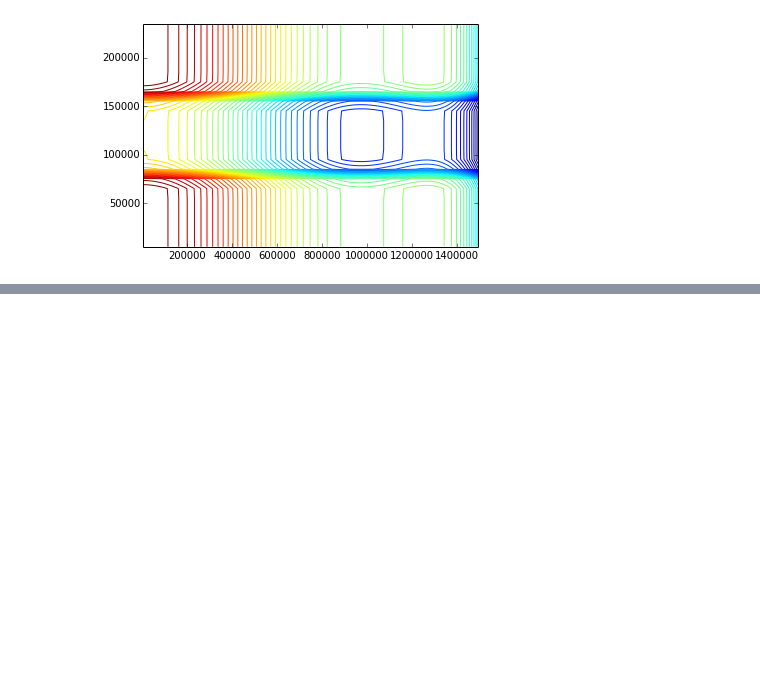
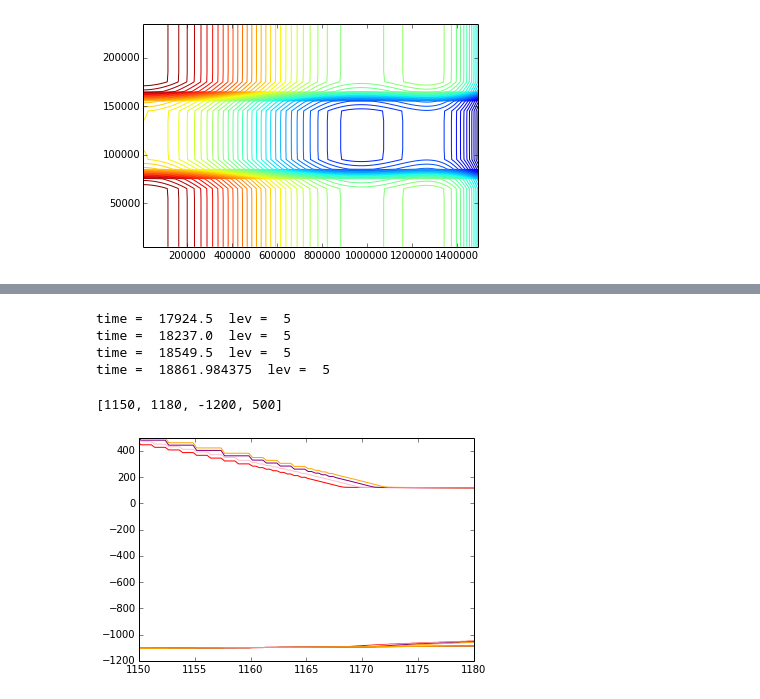
Before and after one commit to ggslc/labnotetest, a Jupyter notebook: initial_mismip_ng.ipynb, the cells around one changed output, grey strips where cells are left out. Cells and saved outputs as stored; diff of their text form; code cells hidden in the pictures; blank space fills up the shorter version.

```diff
--- a/initial_mismip_ng.ipynb
+++ b/initial_mismip_ng.ipynb
@@ -108,0 +108,69 @@ def friction(x,y,t,thck,topg):
+# %%
+from amrfile import io as amrio
+import numpy as np
+%matplotlib inline
+import matplotlib.pyplot as plt
+import matplotlib.colors as col
+
+
+def addgl(figure,filename,lev,scale,color):
+    rhoi=900.0
+    rhoo=1000.0
+    amr = amrio.load(filename)
+    lo,hi = amrio.queryDomainCorners(amr,lev)
+    x,y,h = amrio.readBox2D(amr,lev,lo,hi,'thickness',1)
+    x,y,r = amrio.readBox2D(amr,lev,lo,hi,'Z_base',1)
+    hab = h + rhoo / rhoi * r
+
+    time = amrio.queryTime(amr)
+    amrio.free(amr)
+    plt.contour(x/scale,y/scale,hab, [0], fig=figure ,colors=color)
+    print 'time = ',time,' lev = ',lev
+
+
+
+
+def addfl(figure,filename,lev,scale,color):
+    rhoi=900.0
+    rhoo=1000.0
+    amr = amrio.load(filename)
+    lo,hi = amrio.queryDomainCorners(amr,lev)
+    lo[1] = (hi[1]+1) / 2
+    hi[1] = lo[1]+1
+
+    x,y,s = amrio.readBox2D(amr,lev,lo,hi,'Z_surface',0)
+    x,y,b = amrio.readBox2D(amr,lev,lo,hi,'Z_bottom',0)
+    x,y,r = amrio.readBox2D(amr,lev,lo,hi,'Z_base',0)
+
+
+    time = amrio.queryTime(amr)
+    amrio.free(amr)
+    plt.plot(x/scale, s[0,:],color=color)
+    plt.plot(x/scale, b[0,:],color=color)
+    plt.plot(x/scale, r[0,:],color=color)
+    print 'time = ',time,' lev = ',lev
+
+
+#amrio.freeAll()
+
+f = plt.figure()
+scale = 1.0e+3
+lev=5
+
+addfl(f,'data/MISMIPNG/lazyspinup/plot.ghgChannel.l1l2.5lev.Chombo.094000.2d.hdf5',lev,scale,'red')
+
+addfl(f,'data/MISMIPNG/lazyspinup/plot.ghgChannel.l1l2.5lev.Chombo.104000.2d.hdf5',lev,scale,'pink')
+
+addfl(f,'data/MISMIPNG/lazyspinup/plot.ghgChannel.l1l2.5lev.Chombo.114000.2d.hdf5',lev,scale,'purple')
+
+addfl(f,'data/MISMIPNG/lazyspinup/plot.ghgChannel.l1l2.5lev.Chombo.124000.2d.hdf5',lev,scale,'orange')
+
+
+plt.axis([1150,1180,-1200,500])
+# %% [output]
+time =  17924.5  lev =  5
+time =  18237.0  lev =  5
+time =  18549.5  lev =  5
+time =  18861.984375  lev =  5
+[1150, 1180, -1200, 500]
+[figure, added]
```
Also changed, not shown: parts of 11 cells of this notebook.
